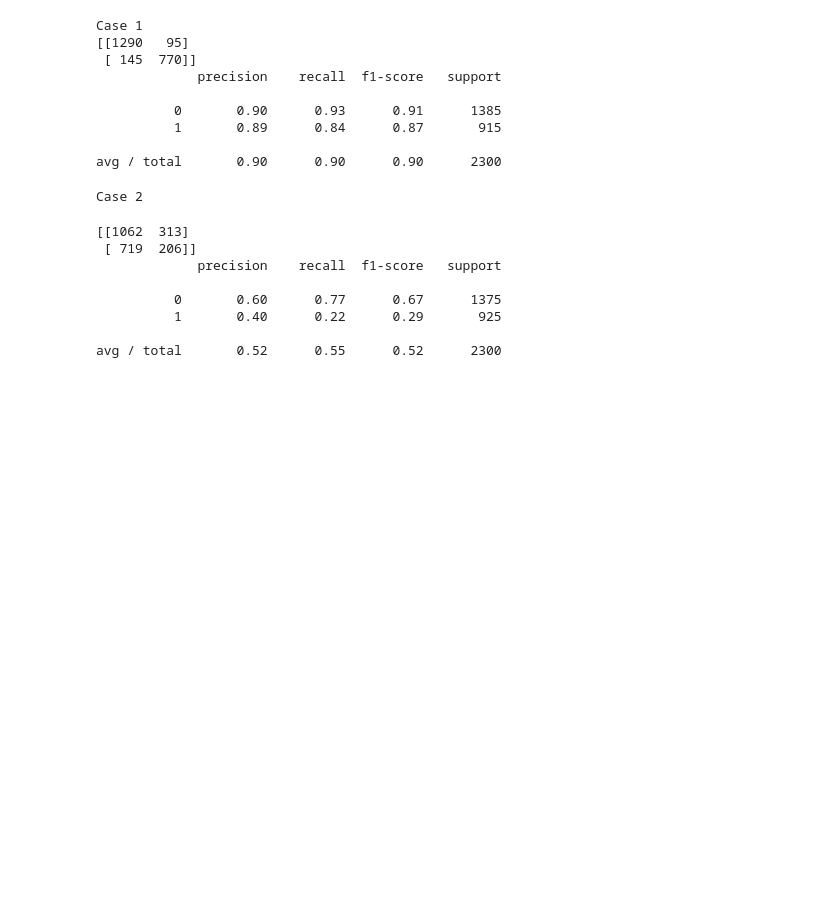
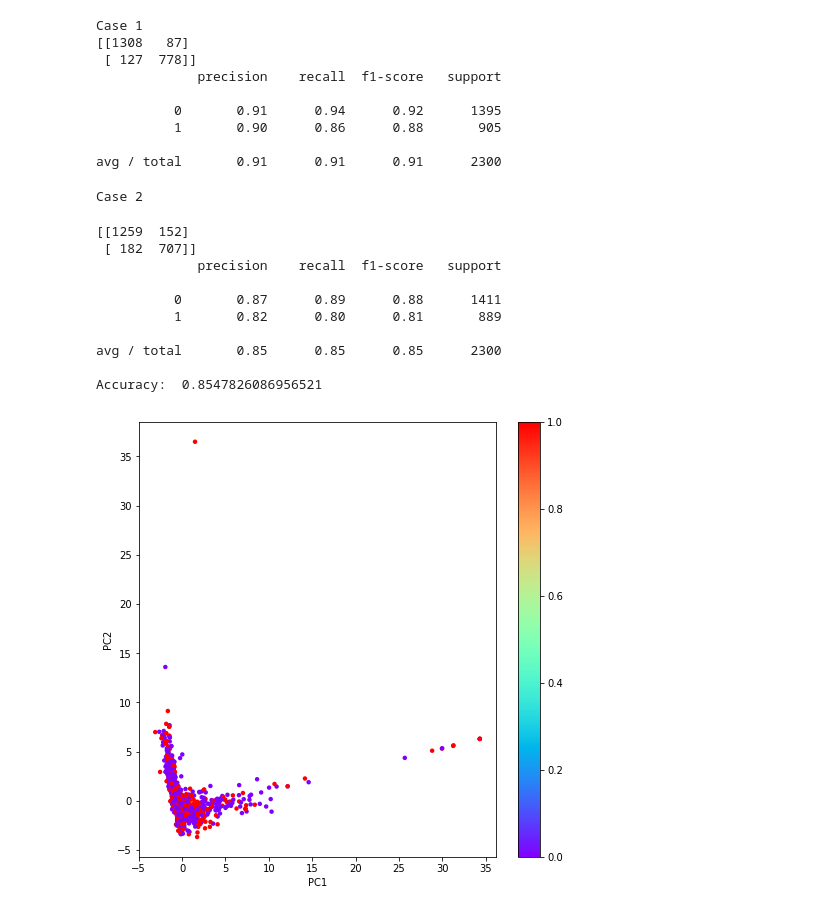
Before and after one commit to erenatas/PCA, a Jupyter notebook: PCA.ipynb, the cells around one changed output. Saved outputs shown, nothing was run; the diff lists cells and outputs as text; code cells hidden in the pictures; blank space fills up the shorter version.

```diff
--- a/PCA.ipynb
+++ b/PCA.ipynb
@@ -47,42 +47,71 @@ As you can see here in the PCA Analysis plot, it can be shown that 54 features w
 # %%
 print("Case 1")
 classifier = KNeighborsClassifier(n_jobs=-1,n_neighbors=5,weights='uniform')
-classifier.fit(x_train, y_train)
+classifier.fit(x_train, y_train.ravel())
 y_pred = classifier.predict(x_test)
 print(confusion_matrix(y_test, y_pred))
 print(classification_report(y_test, y_pred))
 # %% [output]
 Case 1
-[[1290   95]
- [ 145  770]]
+[[1308   87]
+ [ 127  778]]
              precision    recall  f1-score   support
 
-          0       0.90      0.93      0.91      1385
-          1       0.89      0.84      0.87       915
+          0       0.91      0.94      0.92      1395
+          1       0.90      0.86      0.88       905
 
-avg / total       0.90      0.90      0.90      2300
+avg / total       0.91      0.91      0.91      2300
 # %%
 # Feature extraction: Use PCA to reduce dimensionality to m, followed by k-NN. Try for different values of
 # m corresponding to proportion of variance of 0.80, 0.81, 0.82, ...., 0.99. Plot the data for m=2.
 print("Case 2")
 x_train, x_test, y_train, y_test = train_test_split(features, target, test_size=0.5)
 
-pca = PCA(n_components=57).fit(x_train)
-X_reduce = pca.transform(x_train)
+def pcaknn(n_component):
 
-classifier = KNeighborsClassifier(n_jobs=-1,n_neighbors=5,weights='uniform')
-classifier.fit(X_reduce, y_train)
 
-preds = classifier.predict(x_test)
-print(confusion_matrix(y_test, preds))
-print(classification_report(y_test, preds))
+    pca = PCA(n_components=n_component)
+    X_train_transformed = pca.fit_transform(x_train)
+    X_submission_transformed = pca.transform(x_test)
+
+    X_train_pca, X_test_pca, y_train_pca, y_test_pca = train_test_split(X_train_transformed, y_train, test_size=0.5, random_state=13)
+
+    knn = KNeighborsClassifier(n_neighbors=5)
+    knn.fit(X_train_pca[:,:n_component], y_train_pca.ravel())
+
+    predict_labels = knn.predict(X_submission_transformed[:, :n_component])
+
+    print(confusion_matrix(y_test, predict_labels))
+    print(classification_report(y_test, predict_labels))
+    print("Accuracy: ", accuracy_score(y_test, predict_labels))
+
+    plt.figure(figsize = (8,8))
+    plt.scatter(X_train_transformed[:,0],X_train_transformed[:,1], s=20, c = y_test.ravel(), cmap = "rainbow", edgecolor = "None")
+    plt.colorbar()
+    plt.clim(0,1)
+
+    plt.xlabel("PC1")
+    plt.ylabel("PC2")
+#for x in range(30, 54):
+#    print(x, "nth example:")
+#    pcaknn(x)
 # %% [output]
 Case 2
-[[1062  313]
- [ 719  206]]
-             precision    recall  f1-score   support
-
-          0       0.60      0.77      0.67      1375
-          1       0.40      0.22      0.29       925
-
-avg / total       0.52      0.55      0.52      2300
+# %%
+pcaknn(2)
+pdf = pd.DataFrame(X_submission_transformed)
+principalDf = pd.DataFrame(data = X_train_transformed
+             , columns = ['principal component 1', 'principal component 2'])
+finalDf = pd.concat([principalDf, pdf[:]], axis = 1)
+# %% [output]
+[[1259  152]
+ [ 182  707]]
+             precision    recall  f1-score   support
+
+          0       0.87      0.89      0.88      1411
+          1       0.82      0.80      0.81       889
+
+avg / total       0.85      0.85      0.85      2300
+
+Accuracy:  0.8547826086956521
+[figure, added]
```
Also changed, not shown: parts of 2 cells of this notebook.
